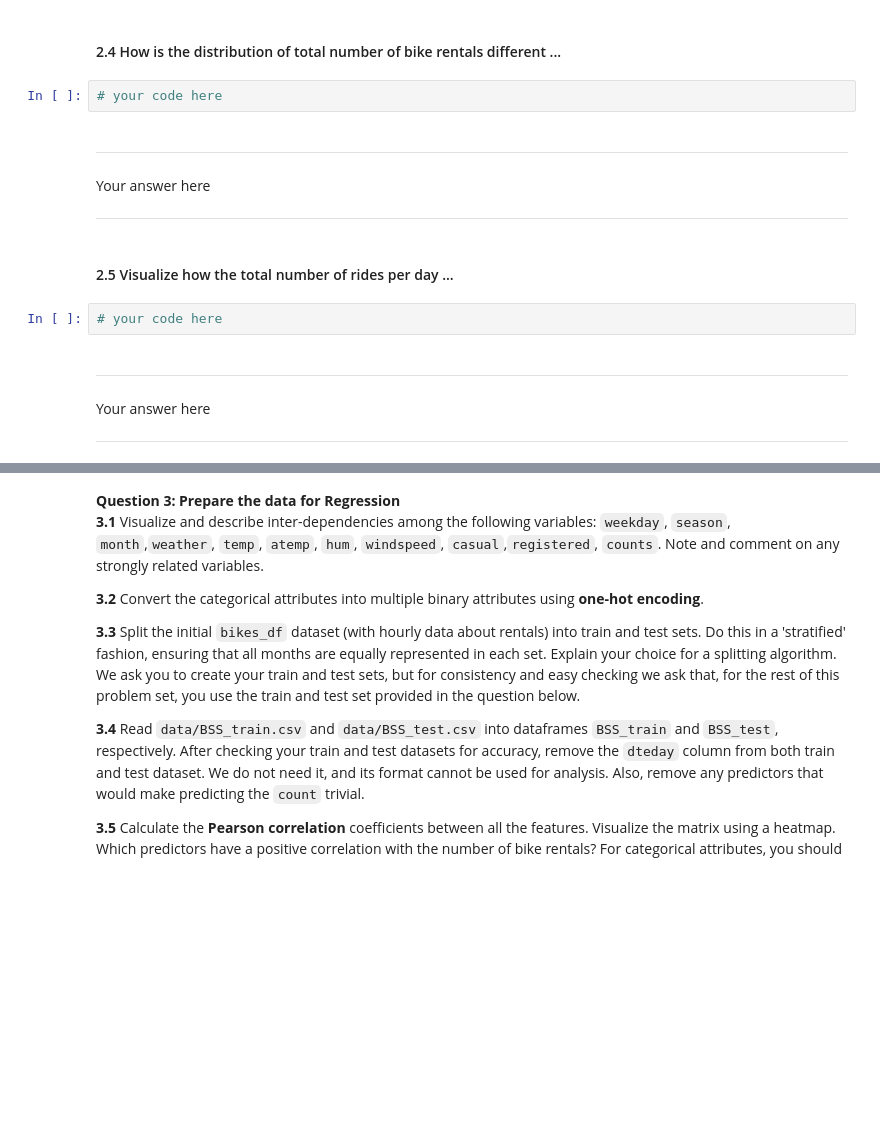
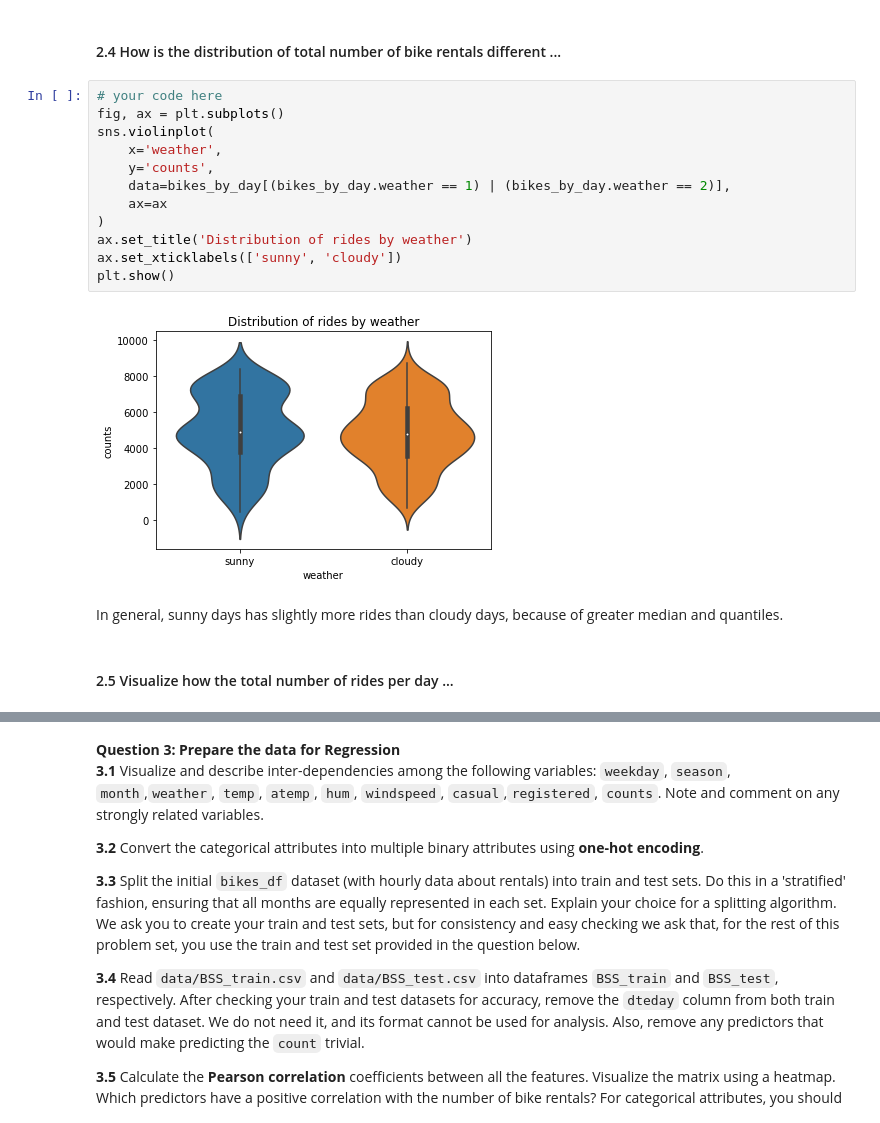
Before and after one commit to lucasresck/foundations-of-data-science, a Jupyter notebook: cs109a_hw3/cs109a_hw3.ipynb, the cells around one changed output, grey strips where cells are left out. Drawn from its saved outputs; the diff is of its cells as text; blank space fills up the shorter version.

```diff
--- a/cs109a_hw3/cs109a_hw3.ipynb
+++ b/cs109a_hw3/cs109a_hw3.ipynb
@@ -423,16 +489,20 @@ Your answer here
 # %% [markdown]
 #### 2.4 How is the distribution of total number of bike rentals different ...
-# %%
-# your code here
-# %% [markdown]
-<HR>
-Your answer here
-<HR>
+# %%
+# your code here
+fig, ax = plt.subplots()
+sns.violinplot(
+    x='weather',
+    y='counts',
+    data=bikes_by_day[(bikes_by_day.weather == 1) | (bikes_by_day.weather == 2)],
+    ax=ax
+)
+ax.set_title('Distribution of rides by weather')
+ax.set_xticklabels(['sunny', 'cloudy'])
+plt.show()
+# %% [output]
+[figure, added]
+# %% [markdown]
+In general, sunny days has slightly more rides than cloudy days, because of greater median and quantiles.
 # %% [markdown]
 #### 2.5 Visualize how the total number of rides per day ...
-# %%
-# your code here
-# %% [markdown]
-<HR>
-Your answer here
-<HR>
```
Also changed, not shown: parts of 20 cells of this notebook.
